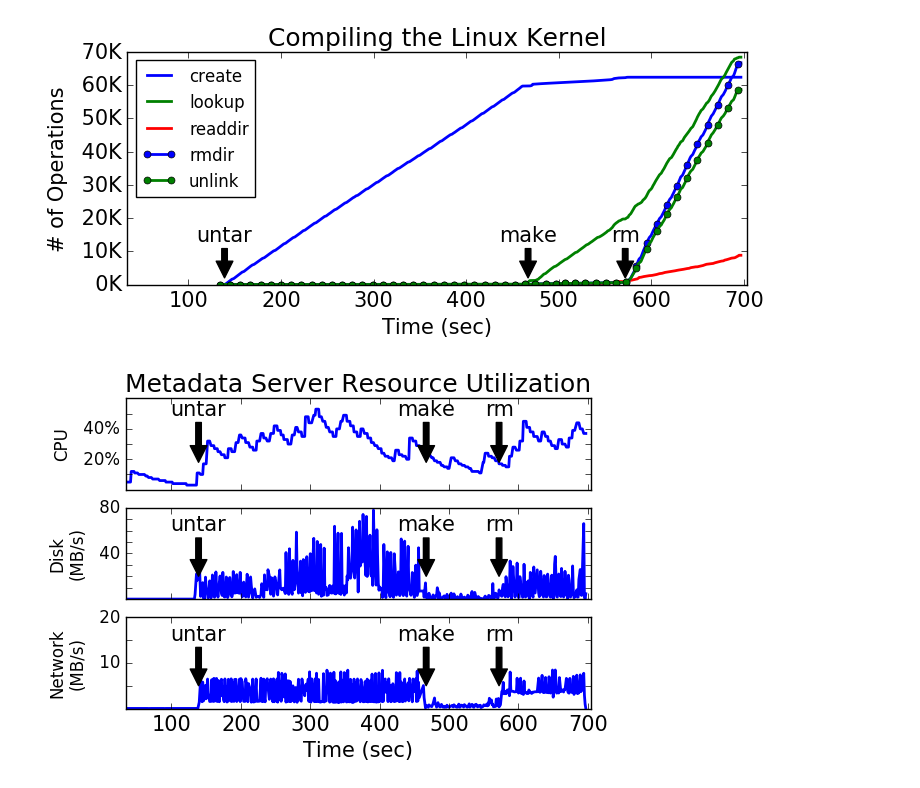
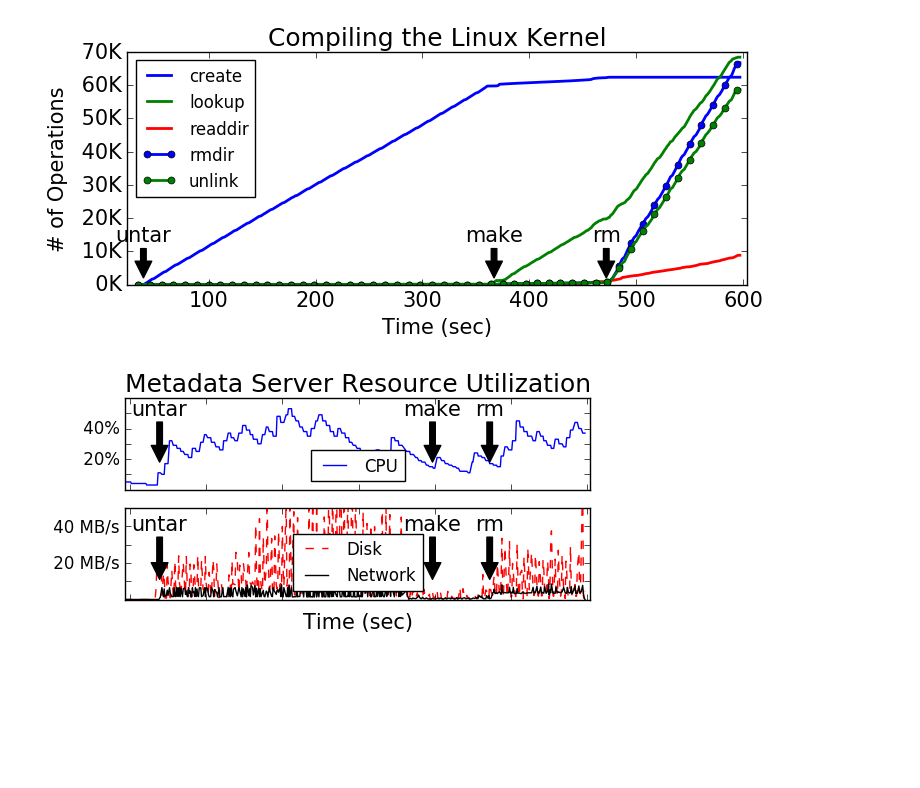
Before and after one commit to michaelsevilla/cudele-popper, a Jupyter notebook: experiments/baseline-compile/visualize/viz.ipynb, the cells around one changed output. Cells and saved outputs as stored; diff of their text form; code cells hidden in the pictures; blank space fills up the shorter version.

```diff
--- a/experiments/baseline-compile/visualize/viz.ipynb
+++ b/experiments/baseline-compile/visualize/viz.ipynb
@@ -63,50 +63,70 @@ plot_phases(ax, df, '../results/compile-threads-4-node-5-2017-12-11-20:15:24.txt
 ax.set_ylabel("# of Operations")
 ax.set_yticklabels(['{:3.0f}K'.format(y/1000) for y in ax.get_yticks()])
 ax.set_xticklabels(range(0, 1000, 100))
-ax.set_xlim(1513045534 - 100, 1513045534 + 570)
+#ax.set_xlim(1513045534 - 100, 1513045534 + 570)
+ax.set_xlim(1513045534 - 10, 1513045534 + 570)
 ax.set_title("Compiling the Linux Kernel")
 ax.legend(fontsize=12, loc='upper left')
 fig.savefig('../../../paper/figures/compile-ops.png', bbox_inches='tight', dpi=400)
 # %% [output]
-[figure, old version]
+[figure, new version]
 # %%
+# annotate graph with job phases
+def plot_phases(ax, df, fname, jobs=['untar', 'make', 'rm'], y0=2000, y1=13000):
+    def to_seconds(timestamp):
+        ts = timestamp.split(':')
+        return int(float(ts[0])*60*60 + float(ts[1])*60 + float(ts[2]))
+
+    runtimes = pd.read_csv(fname)
+    runtimes['label'] = ['download', 'untar', 'config', 'make', 'ls', 'rm']
+    t = int(df['Time (sec)'].head(1))
+    for index, row in runtimes.iterrows():
+        sec = to_seconds(row['delta'])
+        if row['label'] in jobs:
+            if row['label'] == 'make':
+                ax.annotate(row['label'], xy=(t+30, y0), xytext=(t+30, y1),
+                            ha='center', arrowprops=dict(facecolor='black'))
+            else:
+                ax.annotate(row['label'], xy=(t, y0), xytext=(t, y1),
+                            ha='center', arrowprops=dict(facecolor='black'))
+        t += sec
+
 # parse into data frames
 df_util = read_timeseries('avg1', 'CPU')
 for req in ['kbin', 'kbout', 'node1-sdc', 'node2-sdc', 'node3-sdc']:
     df_util = pd.merge(df_util, read_timeseries(req, req), on='Time (sec)')
 df_util['Network'] = df_util['kbin'] + df_util['kbout']
 df_util['Disk'] = df_util['node1-sdc'] + df_util['node2-sdc'] + df_util['node3-sdc']
 
 # plot the graph
-fig, ax = plt.subplots(3, 1, figsize=(6, 4))
-args = {'x': 'Time (sec)', 'lw': 2}#, 'colors': ['blue', 'green', 'red']}
+fig, ax = plt.subplots(2, 1, figsize=(6, 2.6))
+args = {'x': 'Time (sec)', 'lw': 1}#, 'colors': ['blue', 'green', 'red']}
 df_util.plot(ax=ax[0], y=['CPU'], **args)
-df_util.plot(ax=ax[1], y=['Disk'], **args)
-df_util.plot(ax=ax[2], y=['Network'], **args)
+df_util.plot(ax=ax[1], y=['Disk'], color='red', ls='--', **args)
+#y2 = ax[1].twinx()
+y2 = ax[1]
+df_util.plot(ax=y2, y=['Network'], color='black', **args)
 
 # add arrows
 job = '../results/compile-threads-4-node-5-2017-12-11-20:15:24.txt'
 plot_phases(ax[0], df, job, y0=0.18, y1=0.49)
-plot_phases(ax[1], df, job, y0=20000, y1=60000)
-plot_phases(ax[2], df, job, y0=5000, y1=15000)
+plot_phases(ax[1], df, job, y0=11000, y1=38000)
 
 # format
 for a in ax:
-    a.legend().remove()
     a.set_xlabel("")
     a.set_xticklabels([])
-    a.set_xlim(1513045534 - 100, 1513045534 + 570)
+    a.set_xlim(1513045534 - 40, 1513045534 + 570)
+ax[0].legend(fontsize=12, loc='lower center')
 ax[0].set_title("Metadata Server Resource Utilization")
-ax[0].set_ylabel("CPU", fontsize=12)
+#ax[0].set_ylabel("", fontsize=12)
 ax[0].set_ylim(0, 0.6)
 ax[0].set_yticklabels(trim(2, ['{:3.0f}%'.format(y*100) for y in ax[0].get_yticks()]), fontsize=12)
-ax[1].set_ylabel("Disk\n(MB/s)", fontsize=12)
-ax[1].set_yticklabels(trim(4, ['{:3.0f}'.format(y/1000) for y in ax[1].get_yticks()]), fontsize=12)
-ax[2].set_ylabel("Network\n(MB/s)", fontsize=12)
-ax[2].set_ylim(0, 20000)
-ax[2].set_yticklabels(trim(2, ['{:3.0f}'.format(y/1000) for y in ax[2].get_yticks()]), fontsize=12)
-ax[2].set_xticklabels(range(0, 1000, 100))
-ax[2].set_xlabel("Time (sec)")
+#ax[1].set_ylabel("MB/s", fontsize=12)
+ax[1].set_ylim(0, 50000)
+ax[1].set_yticklabels(trim(2, ['{:3.0f} MB/s'.format(y/1000) for y in ax[1].get_yticks()]), fontsize=12)
+ax[1].legend(fontsize=12, loc='lower center')
+ax[1].set_xlabel("Time (sec)")
 fig.savefig('../../../paper/graphs/overhead-creates.png', bbox_inches='tight', dpi=400)
 # %% [output]
-[figure, old version]
+[figure, new version]
```
Also changed, not shown: 17 other files.
